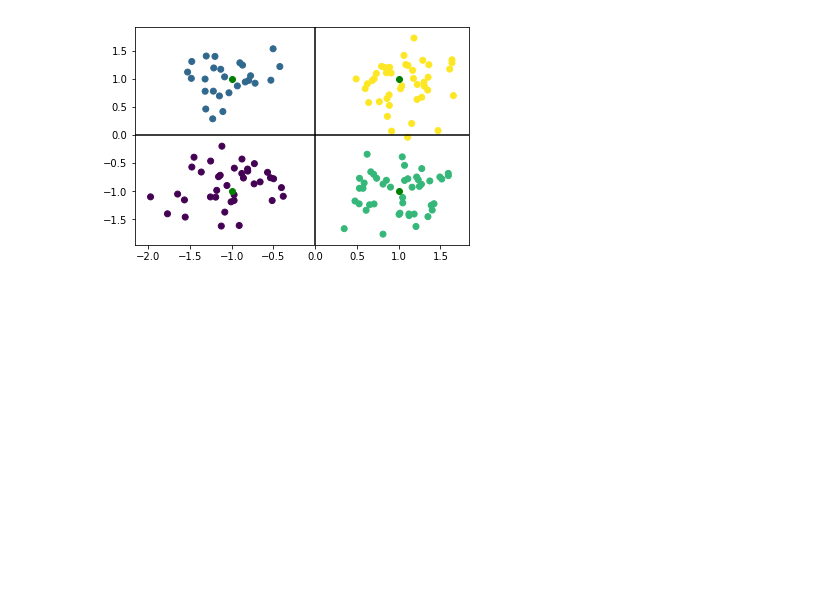
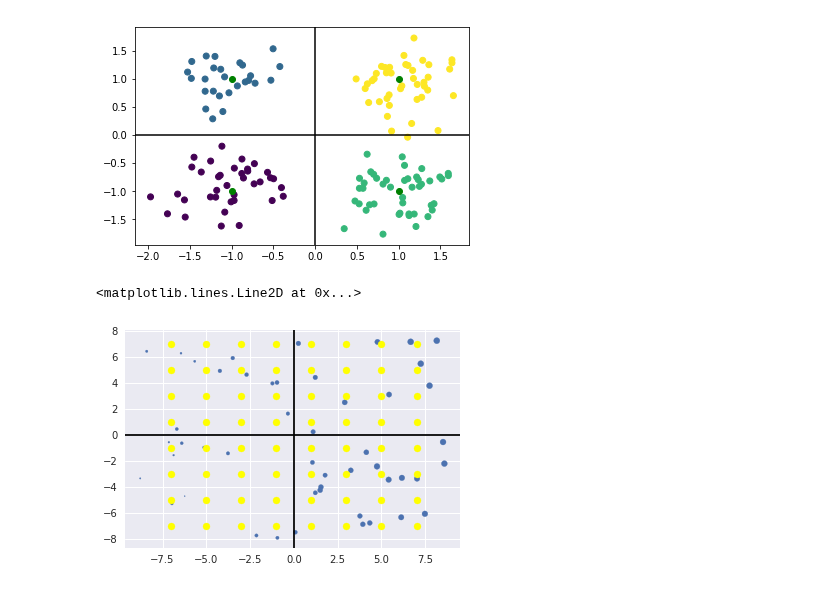
Before and after one commit to datlife/radioml, a Jupyter notebook: notebooks/ScatterPlot.ipynb, the cells around one changed output. Cells and saved outputs as stored; diff of their text form; code cells hidden in the pictures; blank space fills up the shorter version.

Commit message:
Added Scatter Plot Example

```diff
--- a/notebooks/ScatterPlot.ipynb
+++ b/notebooks/ScatterPlot.ipynb
@@ -29,3 +29,27 @@ plt.axhline(c='black')
 # %% [output]
 <matplotlib.lines.Line2D at 0x...>
 [figure]
+# %%
+import seaborn as sns
+sns.set()  # use seaborn as backend
+
+qam64 = cp.modulation.QAMModem(m=64)
+
+# Generate 1000 noisy symbols
+msg_bits  = np.random.uniform(0, 2, 300).astype(int)
+modulated = qam64.modulate(msg_bits)
+noisy     = cp.channels.awgn(modulated, snr_dB=10)
+
+# Colormap is the ground truths (original symbols)
+mapping, ground_truths = np.unique(modulated, return_inverse=True)
+
+# Scatter plot
+plt.scatter(np.real(noisy), np.imag(noisy), ground_truths)
+plt.scatter(np.real(qam64.constellation), np.imag(qam64.constellation), c='yellow')
+
+# Show the line at 0 origin
+plt.axvline(c='black')
+plt.axhline(c='black')
+# %% [output]
+<matplotlib.lines.Line2D at 0x...>
+[figure, added]
```
